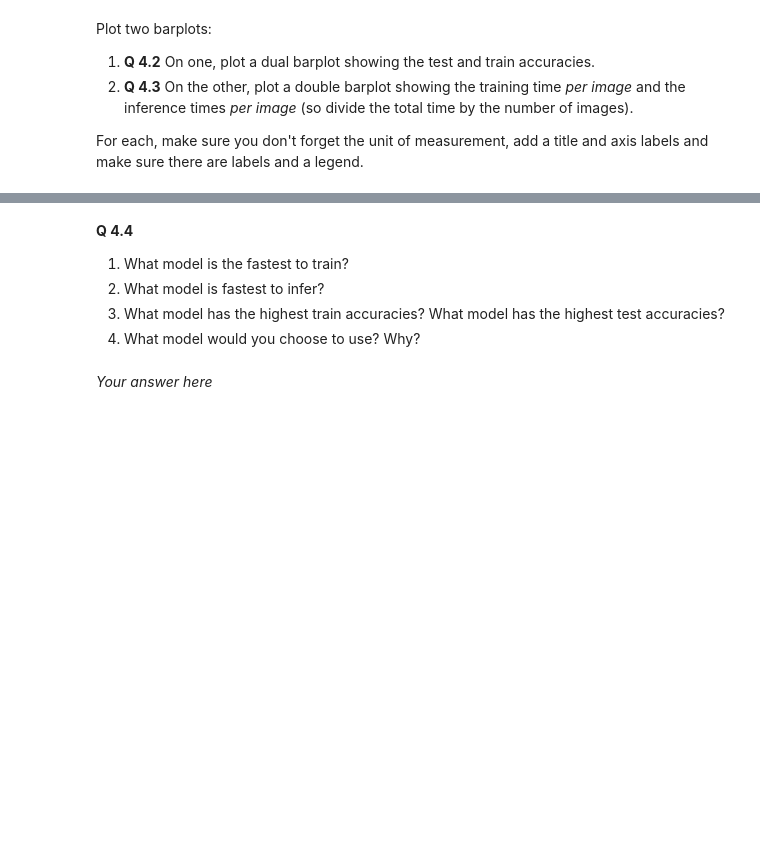
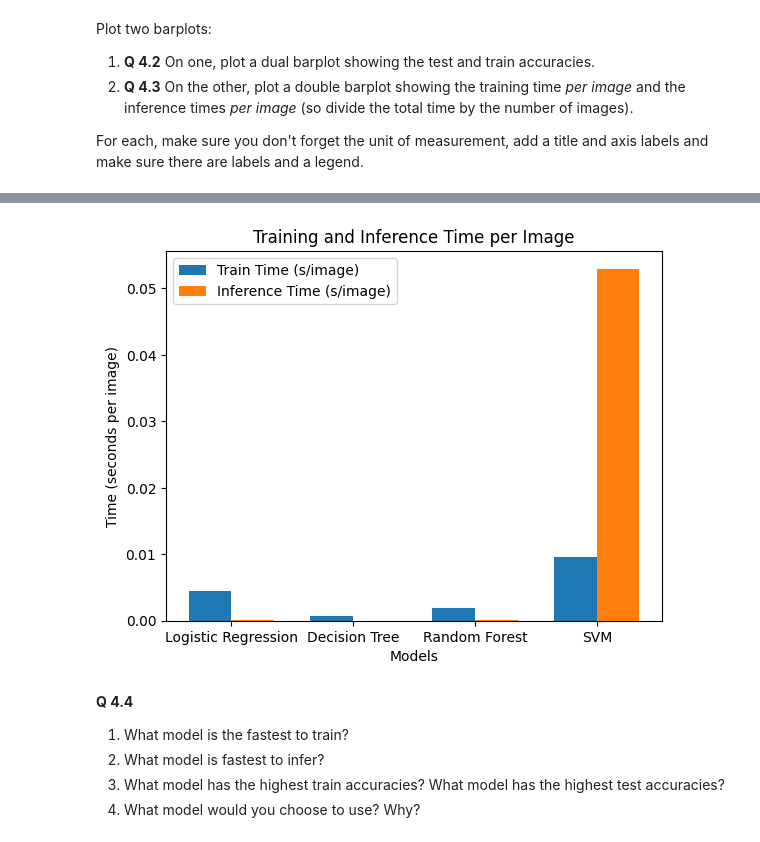
Before and after one commit to RiccardoZatti/TMDL, a Jupyter notebook: TMDL_2024_25_Assignment_2,_Qs_only.ipynb, the cells around one changed output, grey strips where cells are left out. Saved outputs shown, nothing was run; the diff lists cells and outputs as text; code cells hidden in the pictures; blank space fills up the shorter version.

```diff
--- a/TMDL_2024_25_Assignment_2,_Qs_only.ipynb
+++ b/TMDL_2024_25_Assignment_2,_Qs_only.ipynb
@@ -462,8 +454,26 @@ bar2 = ax.bar(...) # inference times
+# %%
+# Plotting the bars for times (training time per image and inference time per image)
+fig, ax = plt.subplots()
+train_times_per_image = [fit_time / n_train for fit_time in fit_times]
+inf_times_per_image = [inf_time[1] / n_test for inf_time in inf_times]  # Using test inference time
+
+bar3 = ax.bar(x - bar_width / 2, train_times_per_image, bar_width, label="Train Time (s/image)")
+bar4 = ax.bar(x + bar_width / 2, inf_times_per_image, bar_width, label="Inference Time (s/image)")
+
+# Add labels, title, and legend
+ax.set_xlabel("Models")
+ax.set_ylabel("Time (seconds per image)")
+ax.set_title("Training and Inference Time per Image")
+ax.set_xticks(x)
+ax.set_xticklabels(model_names)
+ax.legend()
+
+plt.show()
+# %% [output]
+[figure, added]
 # %% [markdown]
 **Q 4.4**
 1. What model is the fastest to train?
 2. What model is fastest to infer?
 3. What model has the highest train accuracies? What model has the highest test accuracies?
 4. What model would you choose to use? Why?
-# %% [markdown]
-*Your answer here*
```
Also changed, not shown: parts of 4 cells of this notebook.
